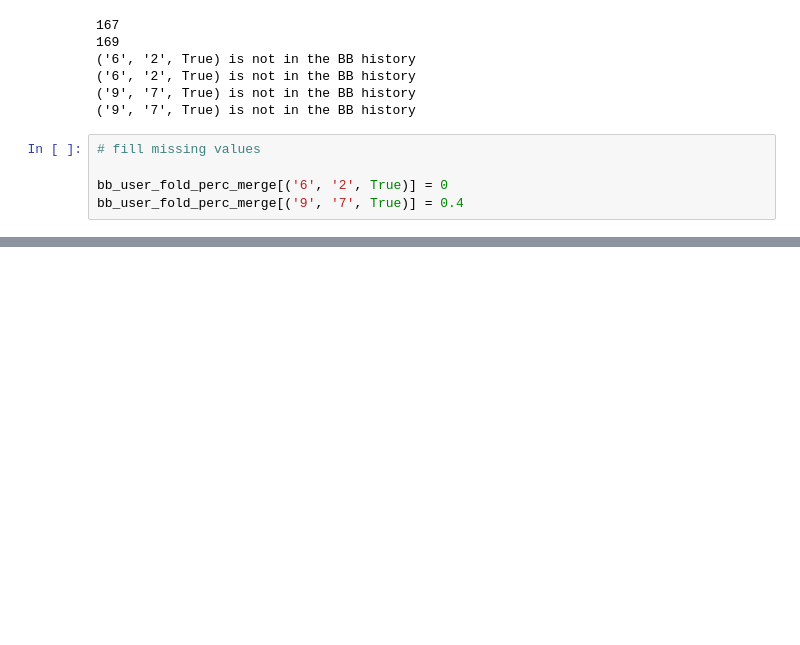
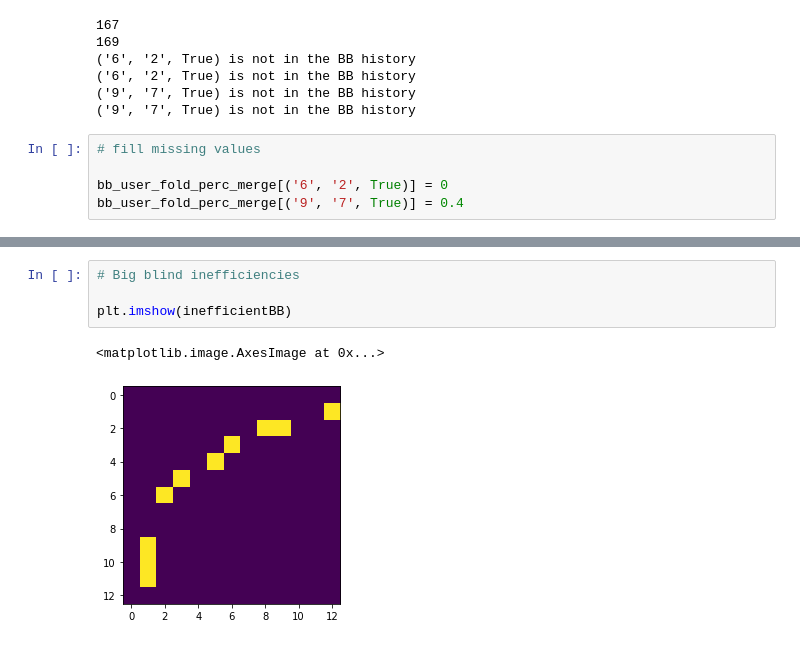
Before and after one commit to nrlopez03/CFR-Poker, a Jupyter notebook: CFR.ipynb, the cells around one changed output, grey strips where cells are left out. Saved outputs shown, nothing was run; the diff lists cells and outputs as text; blank space fills up the shorter version.

```diff
--- a/CFR.ipynb
+++ b/CFR.ipynb
@@ -1026,0 +1072,7 @@ With bot as SB, it is more efficient to do alt in 310 out of 1326 hands.
+# %%
+# Big blind inefficiencies
+
+plt.imshow(inefficientBB)
+# %% [output]
+<matplotlib.image.AxesImage at 0x...>
+[figure, added]
```
Also changed, not shown: parts of 24 cells of this notebook, 2 other files.
